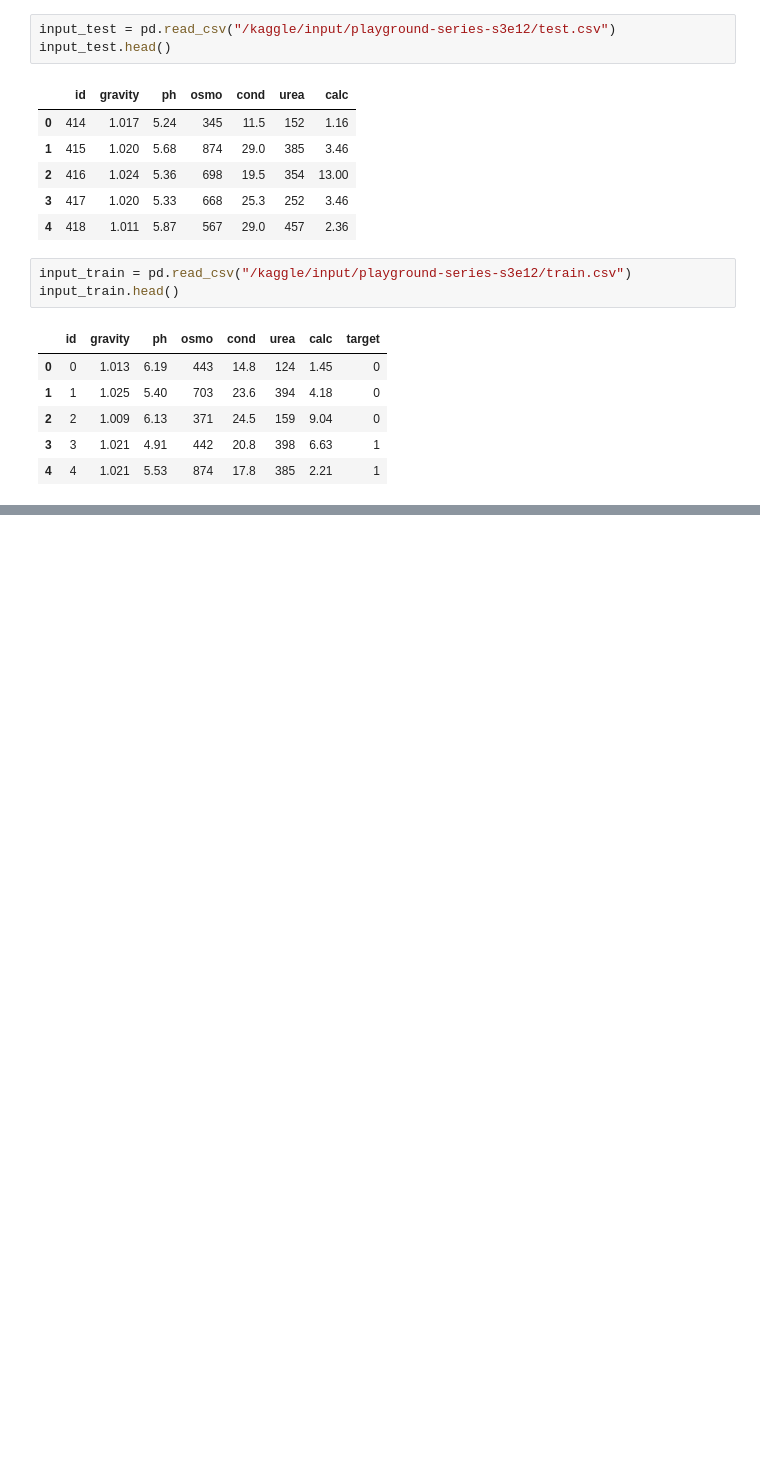
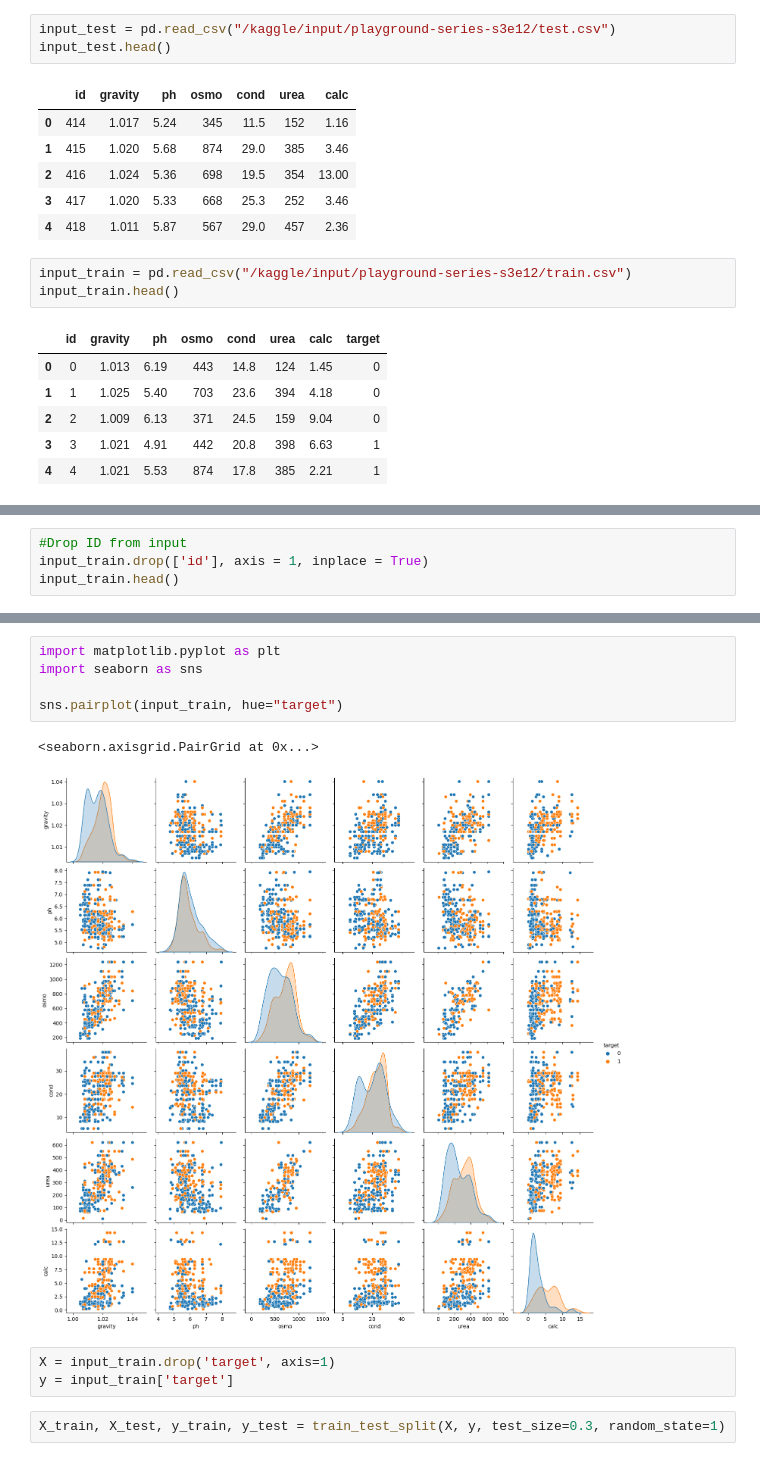
Before and after one commit to Evan00j/kaggle-playground-series-s3e12, a Jupyter notebook: KidneyStonePredictorXGBoost.ipynb, the cells around one changed output, grey strips where cells are left out. Saved outputs shown, nothing was run; the diff lists cells and outputs as text; blank space fills up the shorter version.

```diff
--- a/KidneyStonePredictorXGBoost.ipynb
+++ b/KidneyStonePredictorXGBoost.ipynb
@@ -42,0 +92,4 @@ input_train.head()
+# %%
+#Drop ID from input
+input_train.drop(['id'], axis = 1, inplace = True)
+input_train.head()
@@ -42,0 +130,13 @@ input_train.head()
+# %%
+import matplotlib.pyplot as plt
+import seaborn as sns
+
+sns.pairplot(input_train, hue="target")
+# %% [output]
+<seaborn.axisgrid.PairGrid at 0x...>
+[figure, added]
+# %%
+X = input_train.drop('target', axis=1)
+y = input_train['target']
+# %%
+X_train, X_test, y_train, y_test = train_test_split(X, y, test_size=0.3, random_state=1)
```
Also changed, not shown: parts of 8 cells of this notebook.
